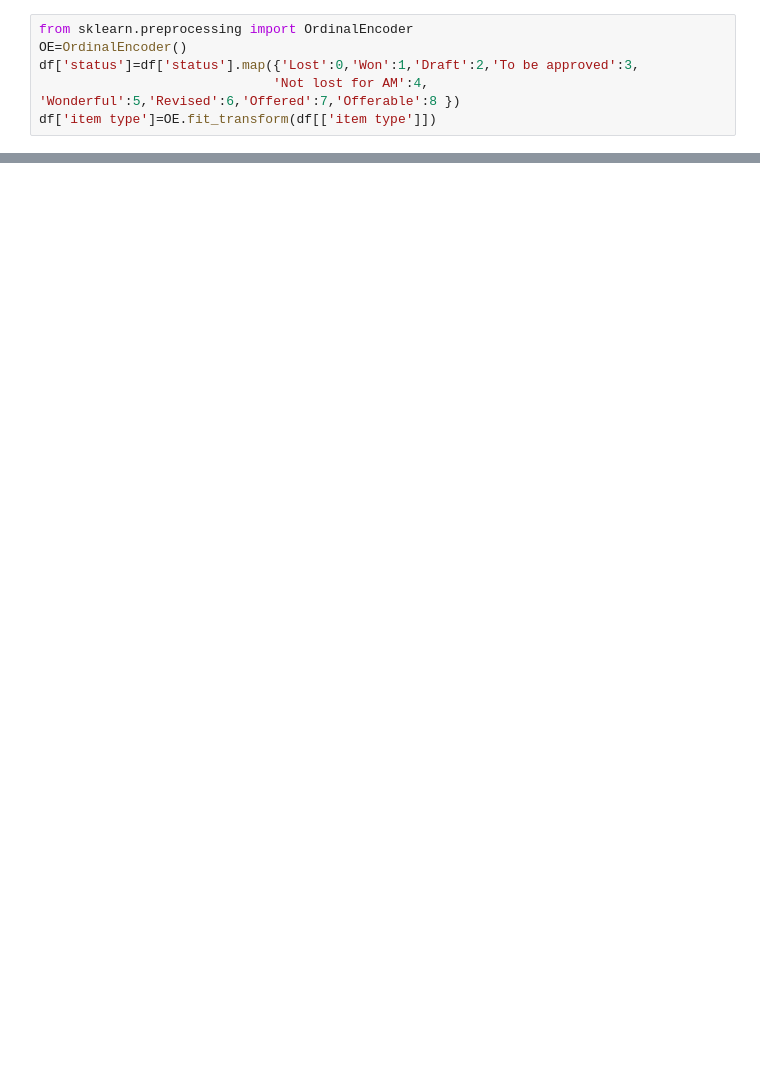
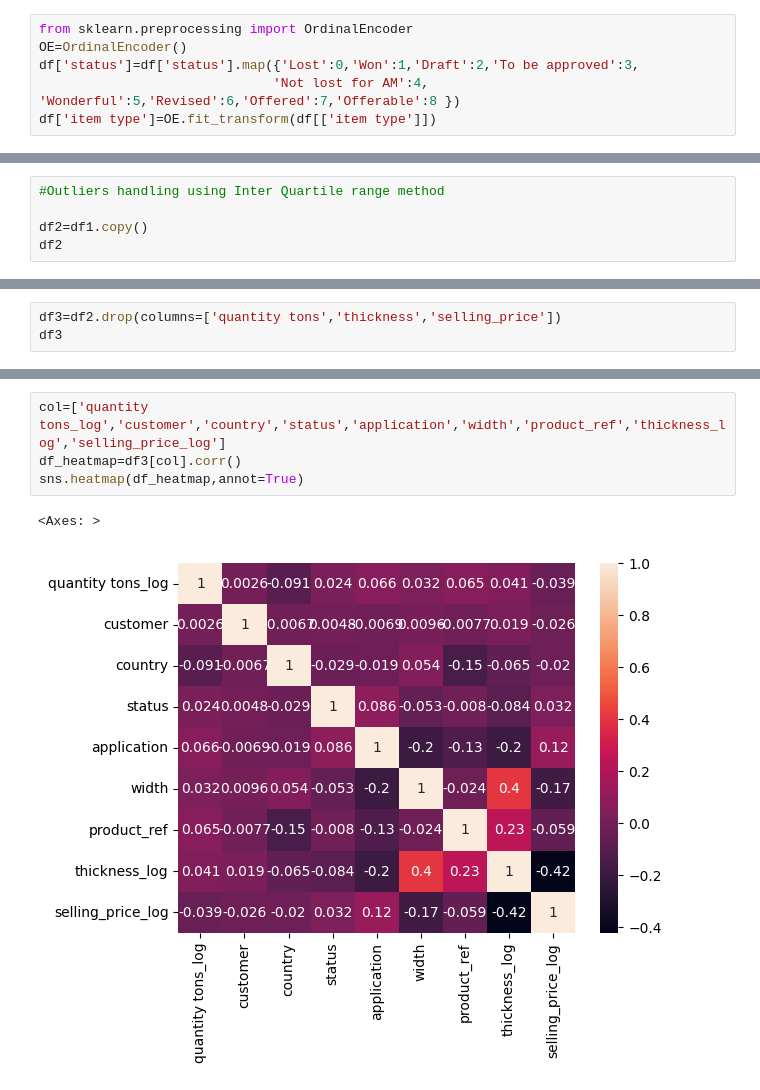
Before and after one commit to AyishaAmeer/Industrial-Copper-Modeling, a Jupyter notebook: Ind_copper.ipynb, the cells around one changed output, grey strips where cells are left out. Drawn from its saved outputs; the diff is of its cells as text; blank space fills up the shorter version.

```diff
--- a/Ind_copper.ipynb
+++ b/Ind_copper.ipynb
@@ -149,0 +280,5 @@ def plot(df,column):
+# %%
+#Outliers handling using Inter Quartile range method
+
+df2=df1.copy()
+df2
@@ -149,0 +356,3 @@ def plot(df,column):
+# %%
+df3=df2.drop(columns=['quantity tons','thickness','selling_price'])
+df3
@@ -149,0 +391,7 @@ def plot(df,column):
+# %%
+col=['quantity tons_log','customer','country','status','application','width','product_ref','thickness_log','selling_price_log']
+df_heatmap=df3[col].corr()
+sns.heatmap(df_heatmap,annot=True)
+# %% [output]
+<Axes: >
+[figure, added]
```
Also changed, not shown: parts of 86 cells of this notebook.
